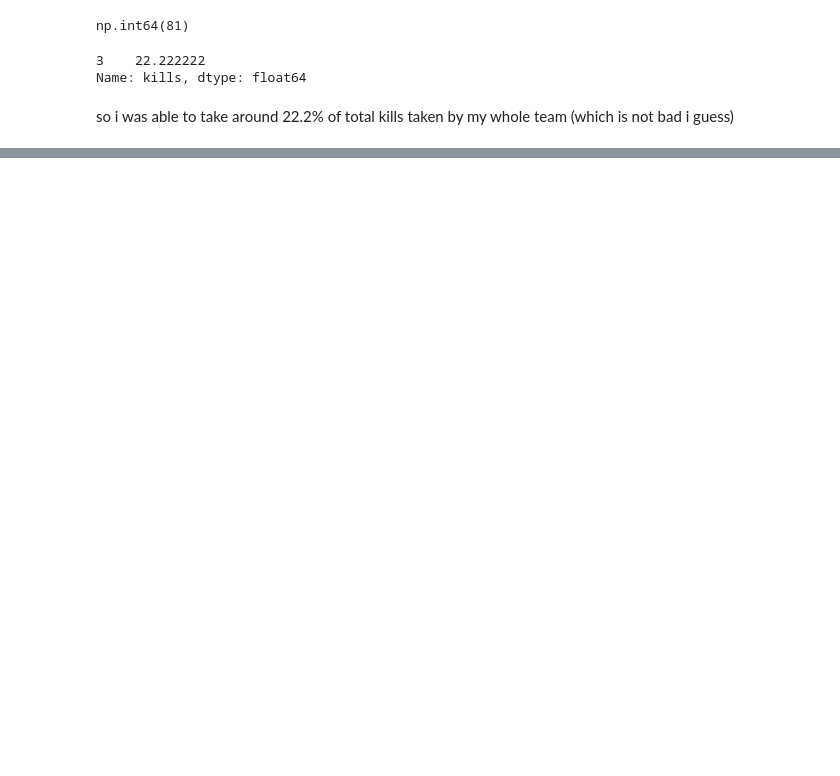
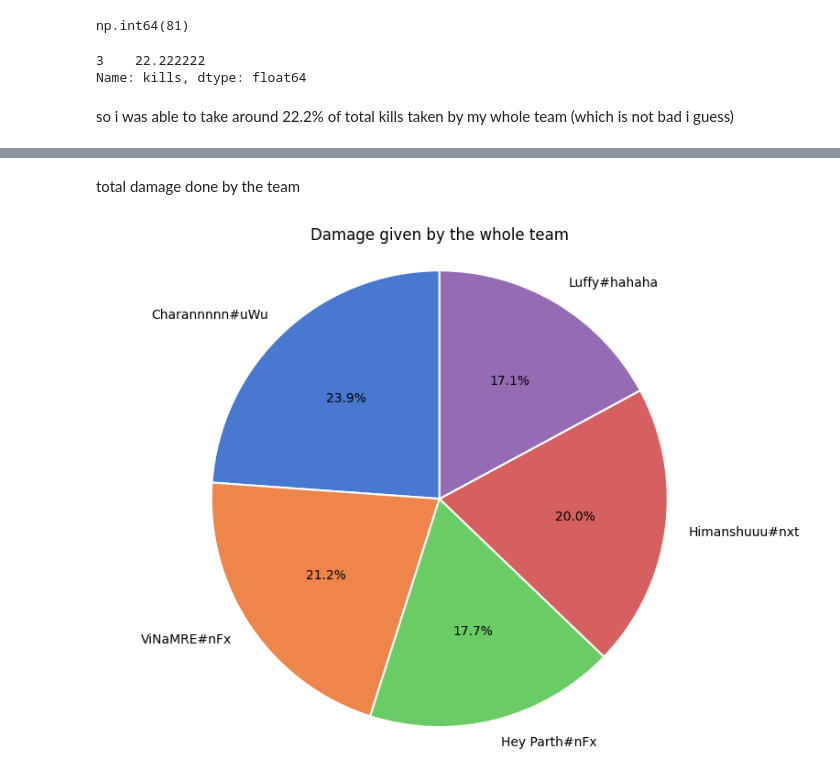
Before and after one commit to Vinnamre/Proj-X, a Jupyter notebook: match_analysis.ipynb, the cells around one changed output, grey strips where cells are left out. Cells and saved outputs as stored; diff of their text form; code cells hidden in the pictures; blank space fills up the shorter version.

```diff
--- a/match_analysis.ipynb
+++ b/match_analysis.ipynb
@@ -617,3 +625,15 @@ plt.tight_layout()
+# %% [markdown]
+total damage done by the team
+# %%
+plt.figure(figsize=(8,6))
+colors = sns.color_palette("muted", len(team_stats['Player_ID']))
+plt.pie(team_stats['Damage'], labels=team_stats['Player_ID'], autopct= '%1.1f%%', shadow=False, startangle= 90, colors=colors, wedgeprops={'edgecolor': 'white', 'linewidth': 1.5})
+plt.axis('equal')
+plt.title('Damage given by the whole team')
+plt.tight_layout()
+plt.show()
+# %% [output]
+[figure, added]
 # %%
 # as data is more complex to read we need to make a function to process this data
 
```
Also changed, not shown: parts of 3 cells of this notebook.
